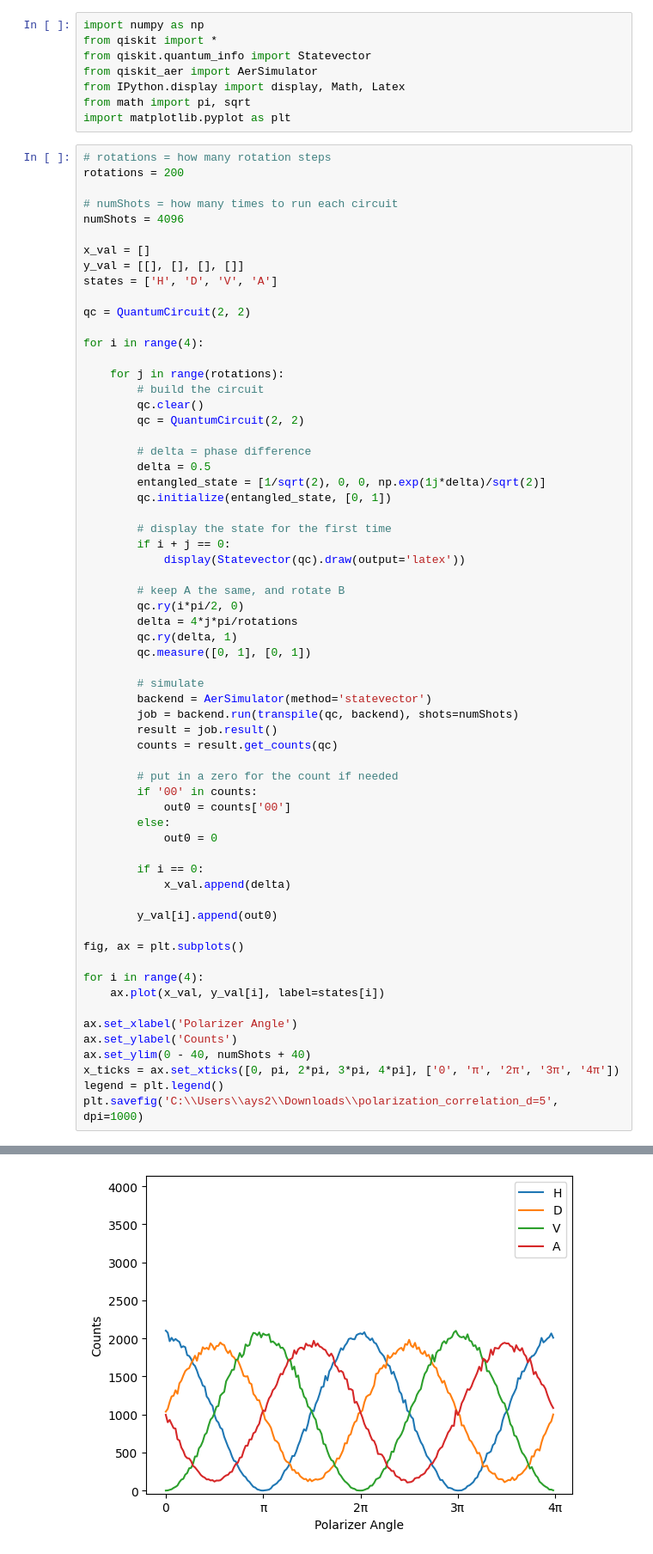
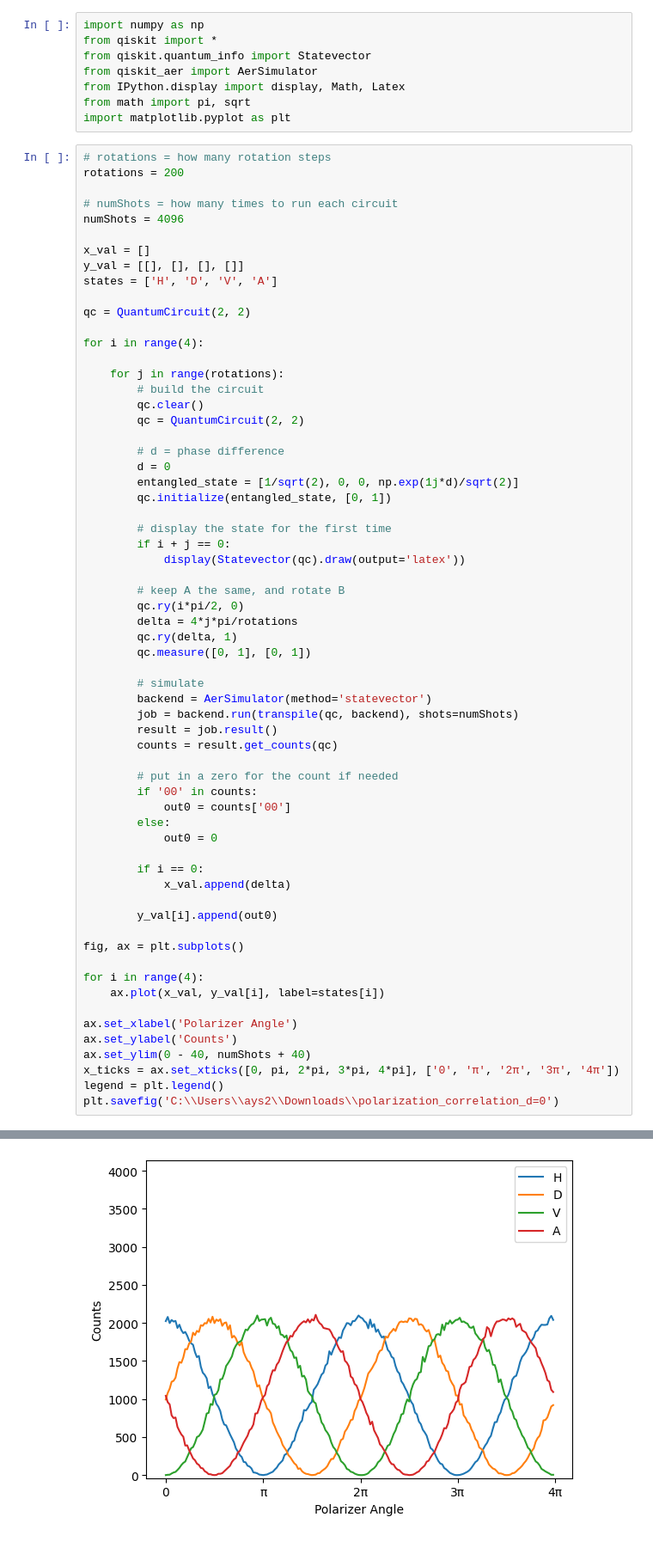
Before and after one commit to sparklyhotdog/QisketProject, a Jupyter notebook: ideal_simulations/entangled_qubits_rotation_protocol.ipynb, the cells around one changed output, grey strips where cells are left out. Shown: that part at 86% size. Drawn from its saved outputs; the diff is of its cells as text.

```diff
--- a/ideal_simulations/entangled_qubits_rotation_protocol.ipynb
+++ b/ideal_simulations/entangled_qubits_rotation_protocol.ipynb
@@ -26,9 +26,9 @@ for i in range(4):
         qc.clear()
         qc = QuantumCircuit(2, 2)
 
-        # delta = phase difference
-        delta = 0.5
-        entangled_state = [1/sqrt(2), 0, 0, np.exp(1j*delta)/sqrt(2)]
+        # d = phase difference
+        d = 0
+        entangled_state = [1/sqrt(2), 0, 0, np.exp(1j*d)/sqrt(2)]
         qc.initialize(entangled_state, [0, 1])
 
         # display the state for the first time
@@ -68,5 +68,5 @@ ax.set_ylabel('Counts')
 ax.set_ylim(0 - 40, numShots + 40)
 x_ticks = ax.set_xticks([0, pi, 2*pi, 3*pi, 4*pi], ['0', 'π', '2π', '3π', '4π'])
 legend = plt.legend()
-plt.savefig('C:\\Users\\ays2\\Downloads\\polarization_correlation_d=5', dpi=1000)
+plt.savefig('C:\\Users\\ays2\\Downloads\\polarization_correlation_d=0')
 # %% [output]
@@ -74 +74 @@ $$\frac{\sqrt{2}}{2} |00\rangle+(0.6205445806 + 0.3390050494 i) |11\rangle$$
-[figure, old version]
+[figure, new version]
```
Also changed, not shown: parts of 1 cell of this notebook, 13 other files.
